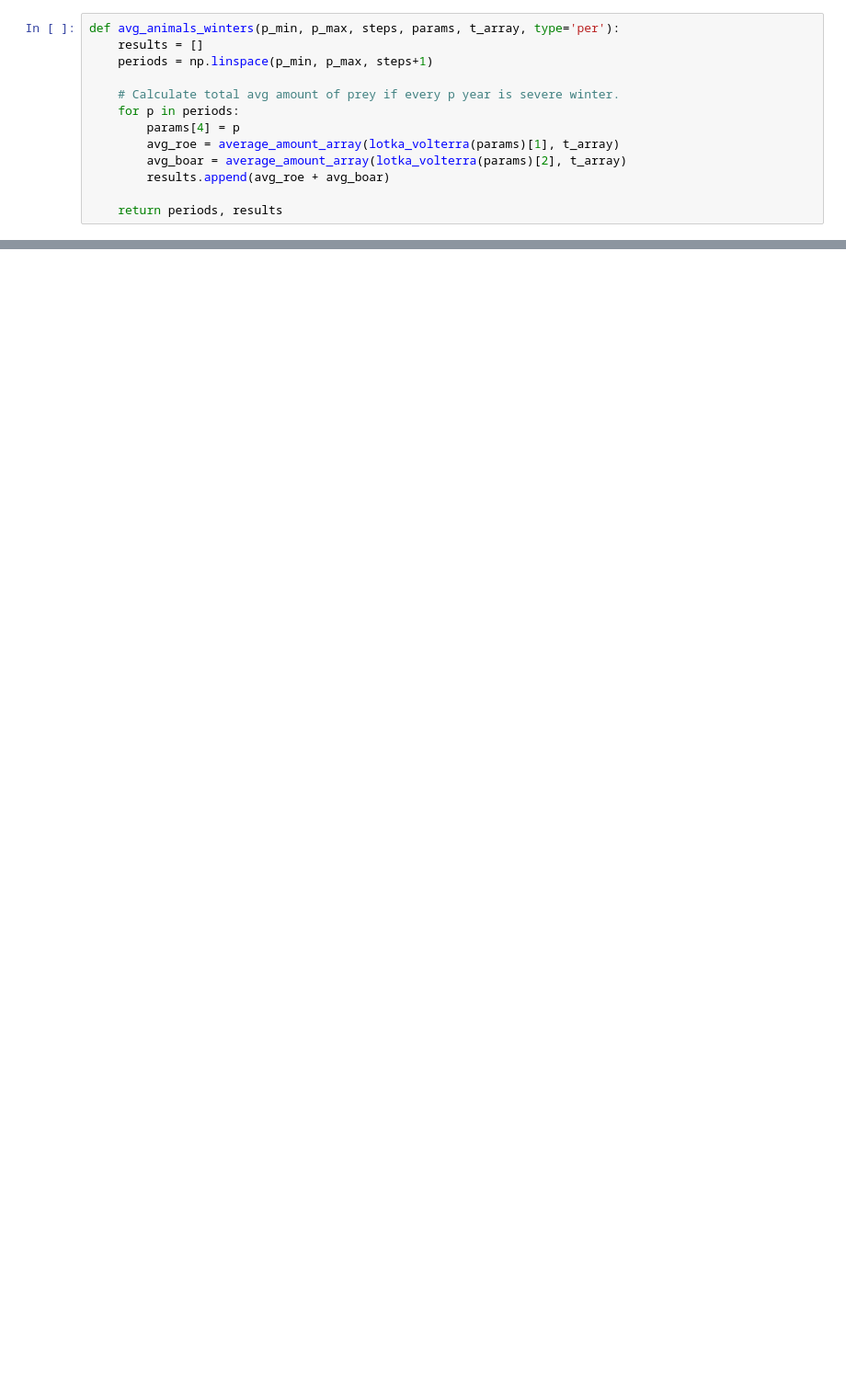
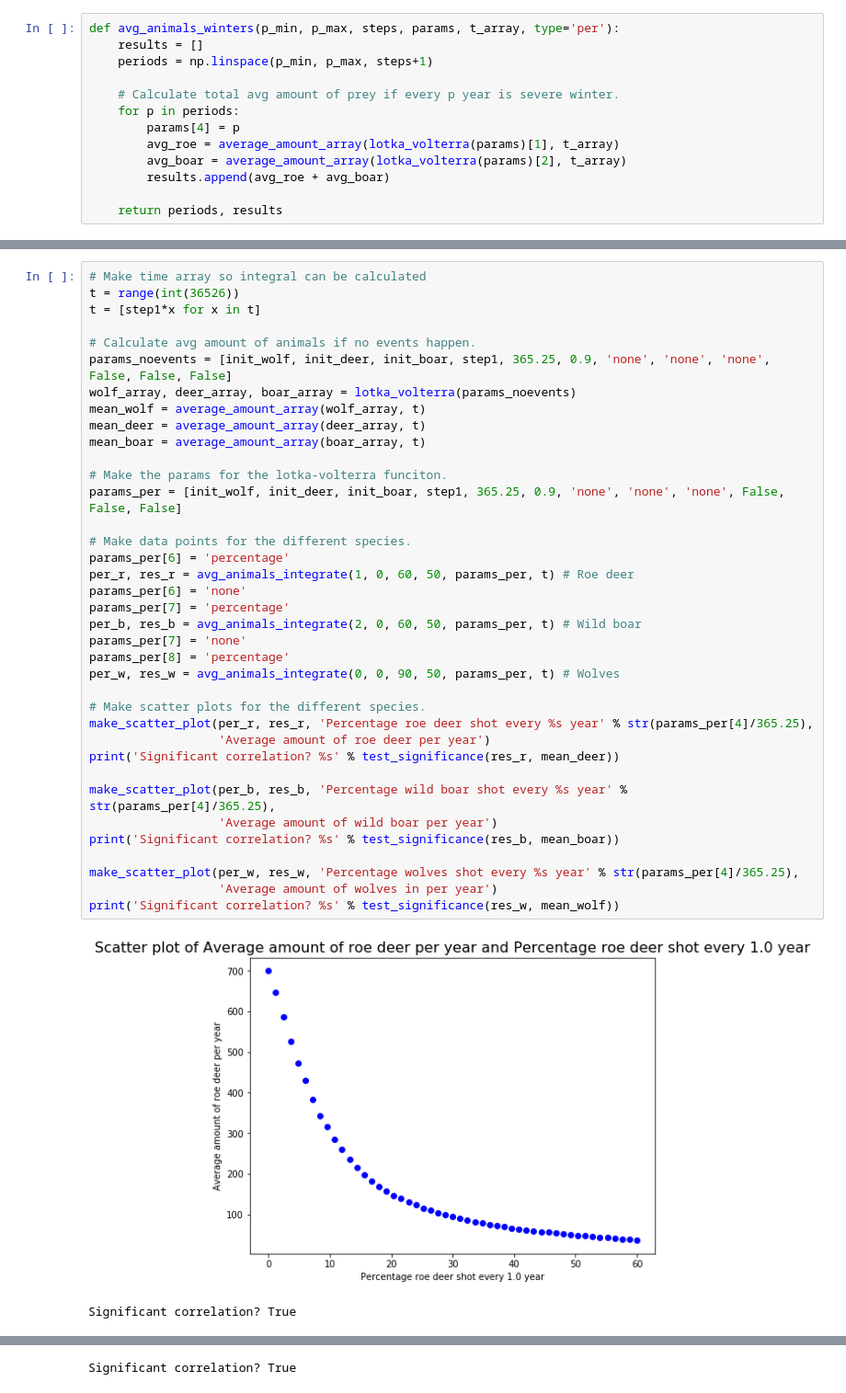
Before and after one commit to LvZut/Modeling-wolf-population-in-the-Netherlands, a Jupyter notebook: Lotka-Volterra test.ipynb, the cells around one changed output, grey strips where cells are left out. Shown at 92% size. Saved outputs shown, nothing was run; the diff lists cells and outputs as text; blank space fills up the shorter version.

```diff
--- a/Lotka-Volterra test.ipynb
+++ b/Lotka-Volterra test.ipynb
@@ -781,0 +671,40 @@ def avg_animals_winters(p_min, p_max, steps, params, t_array, type='per'):
+# %%
+# Make time array so integral can be calculated
+t = range(int(36526))
+t = [step1*x for x in t]
+
+# Calculate avg amount of animals if no events happen.
+params_noevents = [init_wolf, init_deer, init_boar, step1, 365.25, 0.9, 'none', 'none', 'none', False, False, False]
+wolf_array, deer_array, boar_array = lotka_volterra(params_noevents)
+mean_wolf = average_amount_array(wolf_array, t)
+mean_deer = average_amount_array(deer_array, t)
+mean_boar = average_amount_array(boar_array, t)
+
+# Make the params for the lotka-volterra funciton.
+params_per = [init_wolf, init_deer, init_boar, step1, 365.25, 0.9, 'none', 'none', 'none', False, False, False]
+
+# Make data points for the different species.
+params_per[6] = 'percentage'
+per_r, res_r = avg_animals_integrate(1, 0, 60, 50, params_per, t) # Roe deer
+params_per[6] = 'none'
+params_per[7] = 'percentage'
+per_b, res_b = avg_animals_integrate(2, 0, 60, 50, params_per, t) # Wild boar
+params_per[7] = 'none'
+params_per[8] = 'percentage'
+per_w, res_w = avg_animals_integrate(0, 0, 90, 50, params_per, t) # Wolves
+
+# Make scatter plots for the different species.
+make_scatter_plot(per_r, res_r, 'Percentage roe deer shot every %s year' % str(params_per[4]/365.25),
+                  'Average amount of roe deer per year')
+print('Significant correlation? %s' % test_significance(res_r, mean_deer))
+
+make_scatter_plot(per_b, res_b, 'Percentage wild boar shot every %s year' % str(params_per[4]/365.25),
+                  'Average amount of wild boar per year')
+print('Significant correlation? %s' % test_significance(res_b, mean_boar))
+
+make_scatter_plot(per_w, res_w, 'Percentage wolves shot every %s year' % str(params_per[4]/365.25),
+                  'Average amount of wolves in per year')
+print('Significant correlation? %s' % test_significance(res_w, mean_wolf))
+# %% [output]
+[figure, added]
+Significant correlation? True
@@ -781,0 +712 @@ def avg_animals_winters(p_min, p_max, steps, params, t_array, type='per'):
+Significant correlation? True
```
Also changed, not shown: parts of 38 cells of this notebook.
